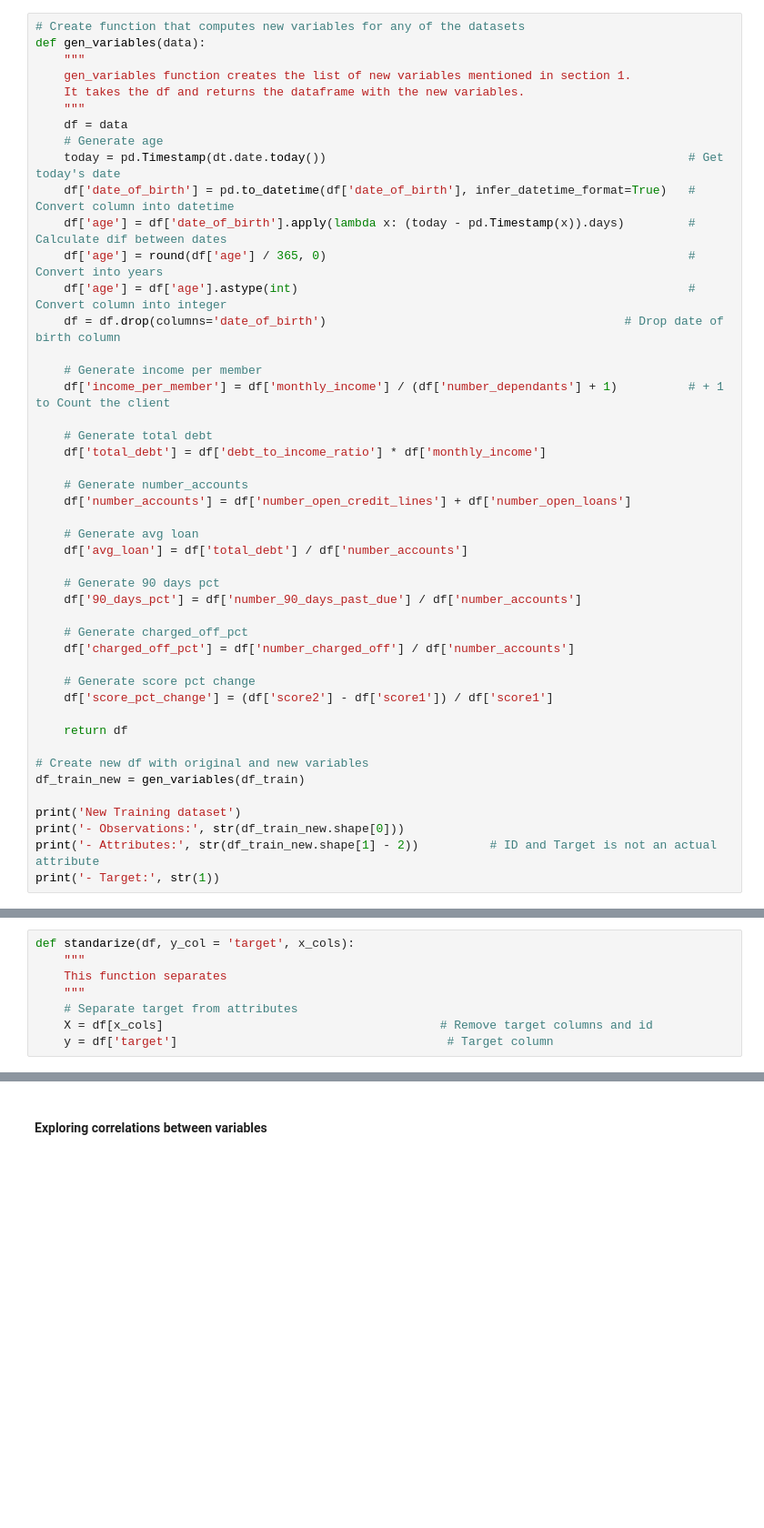
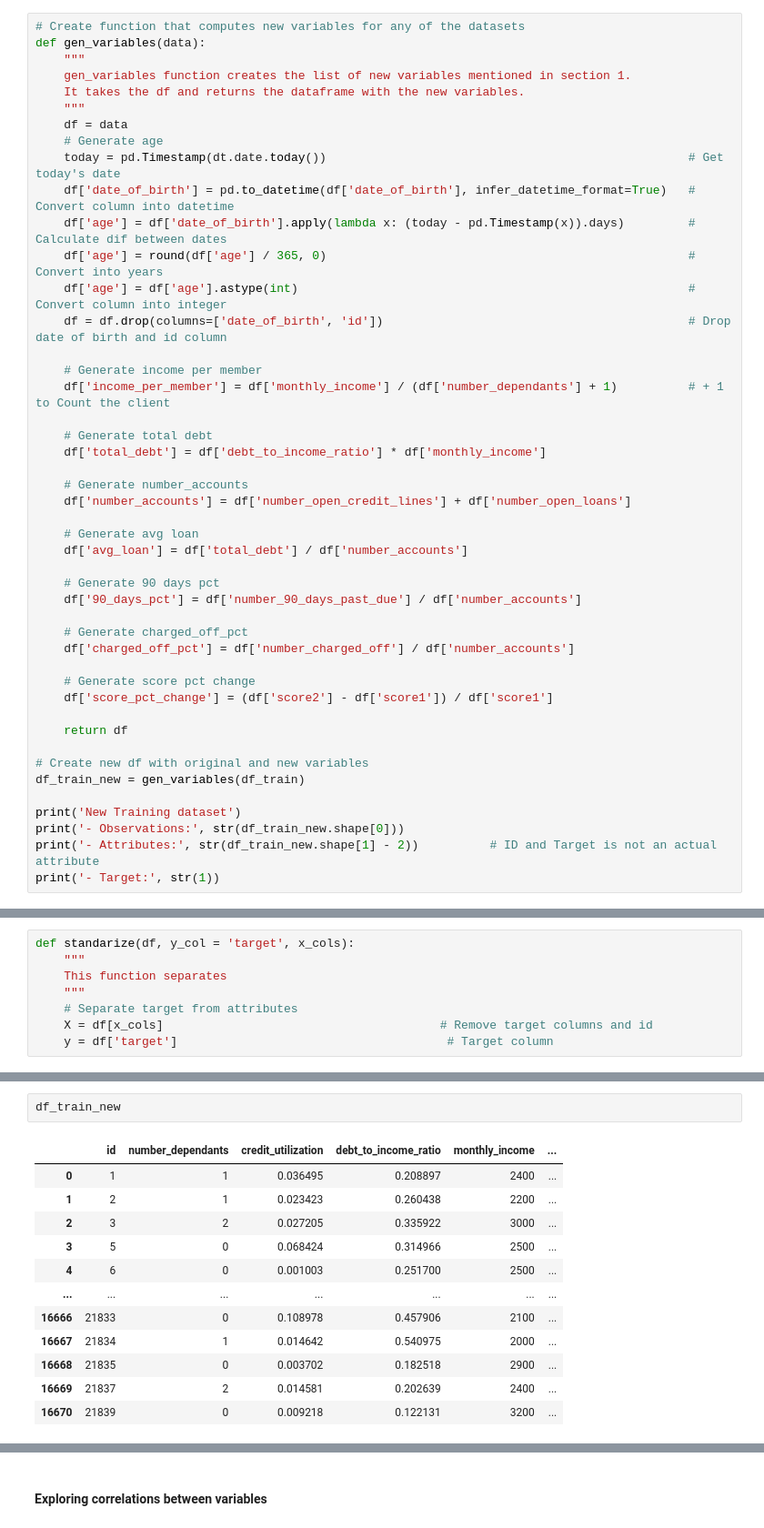
Before and after one commit to kevinmiguel97/Credit-default-model, a Jupyter notebook: Credit_default_model.ipynb, the cells around one changed output, grey strips where cells are left out. Shown: that part at 91% size. Drawn from its saved outputs; the diff is of its cells as text; blank space fills up the shorter version.

```diff
--- a/Credit_default_model.ipynb
+++ b/Credit_default_model.ipynb
@@ -207,7 +222,7 @@ def gen_variables(data):
     df['age'] = df['date_of_birth'].apply(lambda x: (today - pd.Timestamp(x)).days)         # Calculate dif between dates
     df['age'] = round(df['age'] / 365, 0)                                                   # Convert into years
     df['age'] = df['age'].astype(int)                                                       # Convert column into integer
-    df = df.drop(columns='date_of_birth')                                          # Drop date of birth column
+    df = df.drop(columns=['date_of_birth', 'id'])                                           # Drop date of birth and id column
 
     # Generate income per member
     df['income_per_member'] = df['monthly_income'] / (df['number_dependants'] + 1)          # + 1 to Count the client
@@ -298,0 +305,15 @@ df_train.head()
+# %%
+df_train_new
+# %% [output]
+|  | id | number_dependants | credit_utilization | debt_to_income_ratio | monthly_income | ... |
+| 0 | 1 | 1 | 0.036495 | 0.208897 | 2400 | ... |
+| 1 | 2 | 1 | 0.023423 | 0.260438 | 2200 | ... |
+| 2 | 3 | 2 | 0.027205 | 0.335922 | 3000 | ... |
+| 3 | 5 | 0 | 0.068424 | 0.314966 | 2500 | ... |
+| 4 | 6 | 0 | 0.001003 | 0.251700 | 2500 | ... |
+| ... | ... | ... | ... | ... | ... | ... |
+| 16666 | 21833 | 0 | 0.108978 | 0.457906 | 2100 | ... |
+| 16667 | 21834 | 1 | 0.014642 | 0.540975 | 2000 | ... |
+| 16668 | 21835 | 0 | 0.003702 | 0.182518 | 2900 | ... |
+| 16669 | 21837 | 2 | 0.014581 | 0.202639 | 2400 | ... |
+| 16670 | 21839 | 0 | 0.009218 | 0.122131 | 3200 | ... |
```
Also changed, not shown: parts of 8 cells of this notebook, 1 other file.
